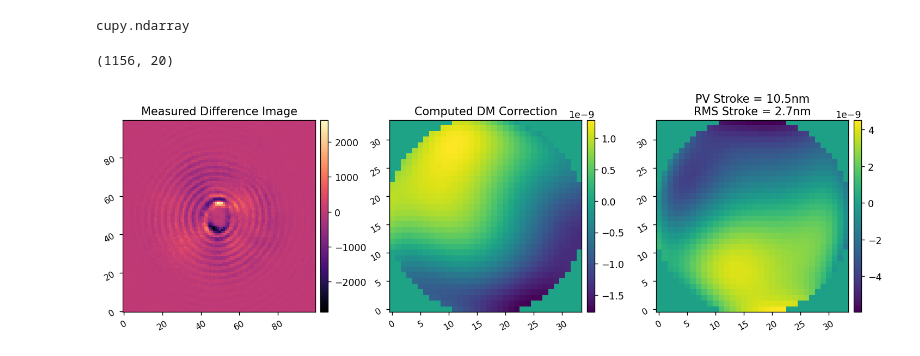
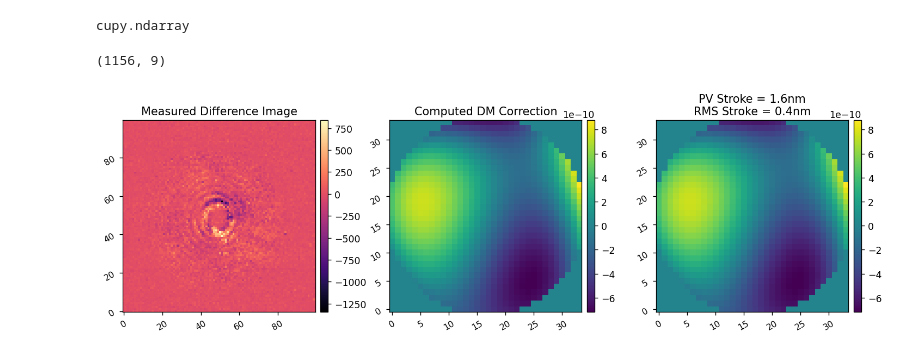
Before and after one commit to uasal/scoob-interface, a Jupyter notebook: notebooks/scoobi_demo_llowfsc.ipynb, the cells around one changed output. Cells and saved outputs as stored; diff of their text form; code cells hidden in the pictures.

Commit message:
more iEFC and LLOWFSC experiments

```diff
--- a/notebooks/scoobi_demo_llowfsc.ipynb
+++ b/notebooks/scoobi_demo_llowfsc.ipynb
@@ -45,7 +45,7 @@ npsf = 256
 scoobi.set_zwo_roi(xc, yc, npsf, client0)
 # %%
 reload(scoobi)
-I = scoobi.SCOOBI(scicam_channel='camsci', locam_channel='nsvcam', dm_channel='dm00disp05')
+I = scoobi.SCOOBI(scicam_channel='camsci', locam_channel='nsvcam', dm_channel='dm00disp06')
 # %%
 I.set_fib_atten(5, client)
 # %% [output]
@@ -58,16 +58,16 @@ Set the ZWO exposure time to 1.00e-03s
 # Aquire LLOWFSC reference image
 # %%
 I.x_shift_locam = 8
-I.y_shift_locam = 2
-I.Nframes_locam = 10
+I.y_shift_locam = 1
+I.Nframes_locam = 5
 
-I.att_ref = 5
-I.texp_locam_ref = 0.003
-I.gain_locam_ref = 1
+I.att_ref = 0
+I.texp_locam_ref = 0.0001
+I.gain_locam_ref = 120
 
-I.att = 5
-I.texp_locam = 0.003
-I.gain_locam = 1
+I.att = 0
+I.texp_locam = 0.0001
+I.gain_locam = 120
 I.return_ni_locam = True
 
 ref_im = I.stack_locam()
@@ -81,7 +81,7 @@ imshow2(I.dm_mask, I.dm_pupil_mask)
 # %% [output]
 [figure]
 # %%
-Nmodes = 20
+Nmodes = 9
 dm_zernikes = lina.utils.create_zernike_modes(I.dm_mask, nmodes=Nmodes, remove_modes=1)
 imshow1(dm_zernikes[2])
 # %% [output]
@@ -218,7 +226,7 @@ def run_llowfsc_iteration(I,
                           control_modes,
                           gain=1/2,
                           thresh=0,
-                          plot=True,
+                          plot=False,
                           clear=True,
                           ):
 
@@ -262,8 +270,8 @@ cupy.ndarray
 calib_modes = ensure_np_array(dm_zernikes).reshape(Nmodes, I.Nact**2).T
 calib_modes.shape
 # %% [output]
-(1156, 20)
+(1156, 9)
 # %%
-run_llowfsc_iteration(I, ref_im, control_matrix, calib_modes)
+run_llowfsc_iteration(I, ref_im, control_matrix, calib_modes, plot=True)
 # %% [output]
-[figure, old version]
+[figure, new version]
```
Also changed, not shown: parts of 15 cells of this notebook, 2 other files.
